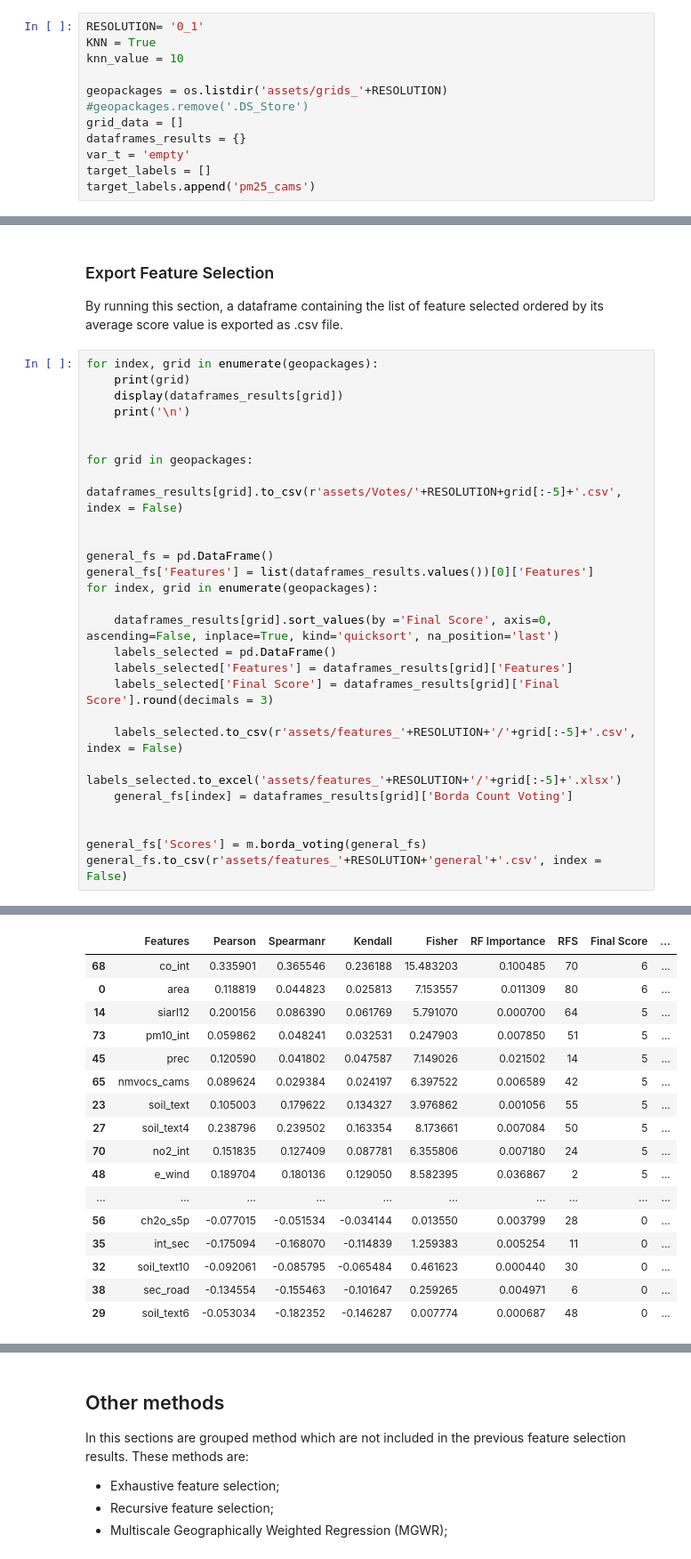
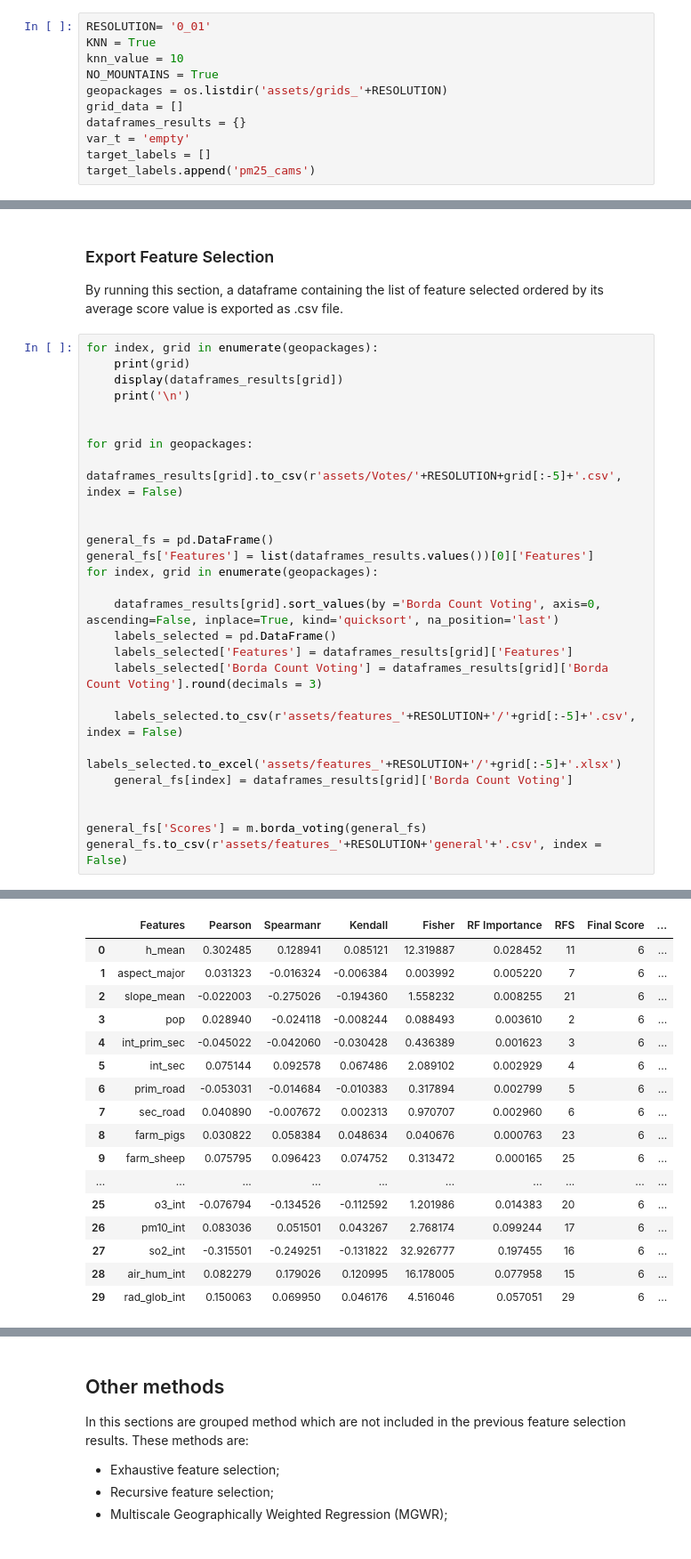
Before and after one commit to gisgeolab/D-DUST, a Jupyter notebook: notebooks/fs_results.ipynb, the cells around one changed output, grey strips where cells are left out. Shown at 89% size. Cells and saved outputs as stored; diff of their text form.

Commit message:
update model configuration + filtering of mountains in the geopackeges

```diff
--- a/notebooks/fs_results.ipynb
+++ b/notebooks/fs_results.ipynb
@@ -30,12 +30,11 @@ pd.set_option('display.max_rows', 500)
 # %% [markdown]
 ### Dataframe
 # %%
-RESOLUTION= '0_1'
+RESOLUTION= '0_01'
 KNN = True
 knn_value = 10
-
+NO_MOUNTAINS = True
 geopackages = os.listdir('assets/grids_'+RESOLUTION)
-#geopackages.remove('.DS_Store')
 grid_data = []
 dataframes_results = {}
 var_t = 'empty'
@@ -289,10 +288,10 @@ general_fs = pd.DataFrame()
 general_fs['Features'] = list(dataframes_results.values())[0]['Features']
 for index, grid in enumerate(geopackages):
 
-    dataframes_results[grid].sort_values(by ='Final Score', axis=0, ascending=False, inplace=True, kind='quicksort', na_position='last')
+    dataframes_results[grid].sort_values(by ='Borda Count Voting', axis=0, ascending=False, inplace=True, kind='quicksort', na_position='last')
     labels_selected = pd.DataFrame()
     labels_selected['Features'] = dataframes_results[grid]['Features']
-    labels_selected['Final Score'] = dataframes_results[grid]['Final Score'].round(decimals = 3)
+    labels_selected['Borda Count Voting'] = dataframes_results[grid]['Borda Count Voting'].round(decimals = 3)
 
     labels_selected.to_csv(r'assets/features_'+RESOLUTION+'/'+grid[:-5]+'.csv', index = False)
     labels_selected.to_excel('assets/features_'+RESOLUTION+'/'+grid[:-5]+'.xlsx')
@@ -360,17 +359,17 @@ grid_0_1_0717_0724_2021.gpkg
 |  | Features | Pearson | Spearmanr | Kendall | Fisher | RF Importance | RFS | Final Score | ... |
-| 68 | co_int | 0.335901 | 0.365546 | 0.236188 | 15.483203 | 0.100485 | 70 | 6 | ... |
-| 0 | area | 0.118819 | 0.044823 | 0.025813 | 7.153557 | 0.011309 | 80 | 6 | ... |
-| 14 | siarl12 | 0.200156 | 0.086390 | 0.061769 | 5.791070 | 0.000700 | 64 | 5 | ... |
-| 73 | pm10_int | 0.059862 | 0.048241 | 0.032531 | 0.247903 | 0.007850 | 51 | 5 | ... |
-| 45 | prec | 0.120590 | 0.041802 | 0.047587 | 7.149026 | 0.021502 | 14 | 5 | ... |
-| 65 | nmvocs_cams | 0.089624 | 0.029384 | 0.024197 | 6.397522 | 0.006589 | 42 | 5 | ... |
-| 23 | soil_text | 0.105003 | 0.179622 | 0.134327 | 3.976862 | 0.001056 | 55 | 5 | ... |
-| 27 | soil_text4 | 0.238796 | 0.239502 | 0.163354 | 8.173661 | 0.007084 | 50 | 5 | ... |
-| 70 | no2_int | 0.151835 | 0.127409 | 0.087781 | 6.355806 | 0.007180 | 24 | 5 | ... |
-| 48 | e_wind | 0.189704 | 0.180136 | 0.129050 | 8.582395 | 0.036867 | 2 | 5 | ... |
+| 0 | h_mean | 0.302485 | 0.128941 | 0.085121 | 12.319887 | 0.028452 | 11 | 6 | ... |
+| 1 | aspect_major | 0.031323 | -0.016324 | -0.006384 | 0.003992 | 0.005220 | 7 | 6 | ... |
+| 2 | slope_mean | -0.022003 | -0.275026 | -0.194360 | 1.558232 | 0.008255 | 21 | 6 | ... |
+| 3 | pop | 0.028940 | -0.024118 | -0.008244 | 0.088493 | 0.003610 | 2 | 6 | ... |
+| 4 | int_prim_sec | -0.045022 | -0.042060 | -0.030428 | 0.436389 | 0.001623 | 3 | 6 | ... |
+| 5 | int_sec | 0.075144 | 0.092578 | 0.067486 | 2.089102 | 0.002929 | 4 | 6 | ... |
+| 6 | prim_road | -0.053031 | -0.014684 | -0.010383 | 0.317894 | 0.002799 | 5 | 6 | ... |
+| 7 | sec_road | 0.040890 | -0.007672 | 0.002313 | 0.970707 | 0.002960 | 6 | 6 | ... |
+| 8 | farm_pigs | 0.030822 | 0.058384 | 0.048634 | 0.040676 | 0.000763 | 23 | 6 | ... |
+| 9 | farm_sheep | 0.075795 | 0.096423 | 0.074752 | 0.313472 | 0.000165 | 25 | 6 | ... |
 | ... | ... | ... | ... | ... | ... | ... | ... | ... | ... |
-| 56 | ch2o_s5p | -0.077015 | -0.051534 | -0.034144 | 0.013550 | 0.003799 | 28 | 0 | ... |
-| 35 | int_sec | -0.175094 | -0.168070 | -0.114839 | 1.259383 | 0.005254 | 11 | 0 | ... |
-| 32 | soil_text10 | -0.092061 | -0.085795 | -0.065484 | 0.461623 | 0.000440 | 30 | 0 | ... |
-| 38 | sec_road | -0.134554 | -0.155463 | -0.101647 | 0.259265 | 0.004971 | 6 | 0 | ... |
-| 29 | soil_text6 | -0.053034 | -0.182352 | -0.146287 | 0.007774 | 0.000687 | 48 | 0 | ... |
+| 25 | o3_int | -0.076794 | -0.134526 | -0.112592 | 1.201986 | 0.014383 | 20 | 6 | ... |
+| 26 | pm10_int | 0.083036 | 0.051501 | 0.043267 | 2.768174 | 0.099244 | 17 | 6 | ... |
+| 27 | so2_int | -0.315501 | -0.249251 | -0.131822 | 32.926777 | 0.197455 | 16 | 6 | ... |
+| 28 | air_hum_int | 0.082279 | 0.179026 | 0.120995 | 16.178005 | 0.077958 | 15 | 6 | ... |
+| 29 | rad_glob_int | 0.150063 | 0.069950 | 0.046176 | 4.516046 | 0.057051 | 29 | 6 | ... |
```
Also changed, not shown: parts of 2 cells of this notebook, 43 other files.
